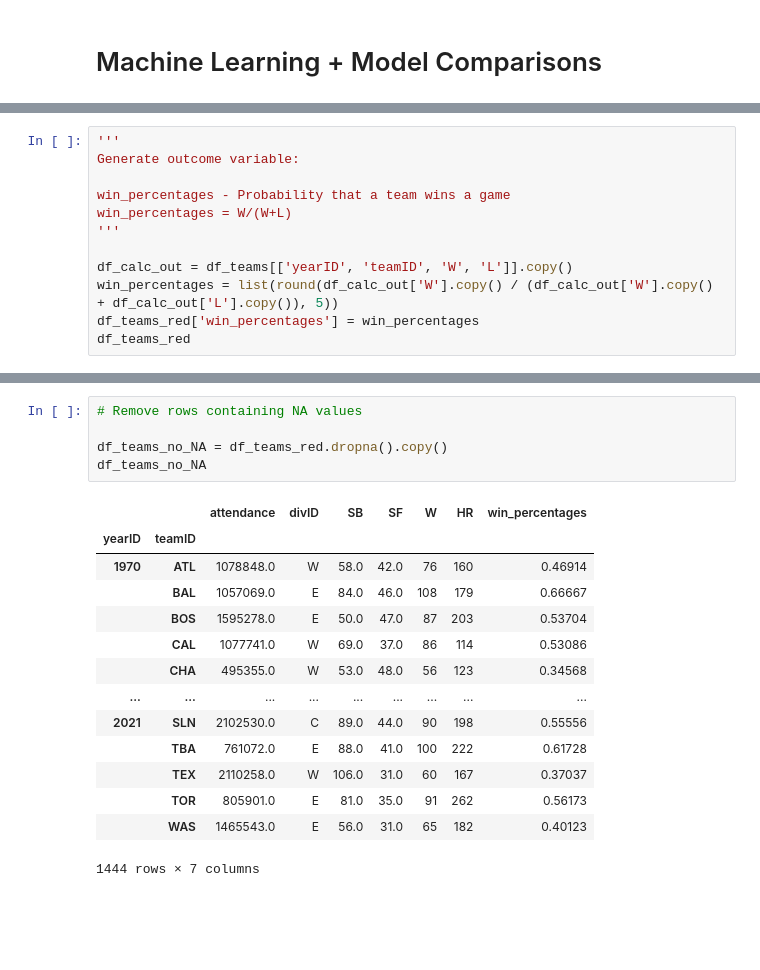
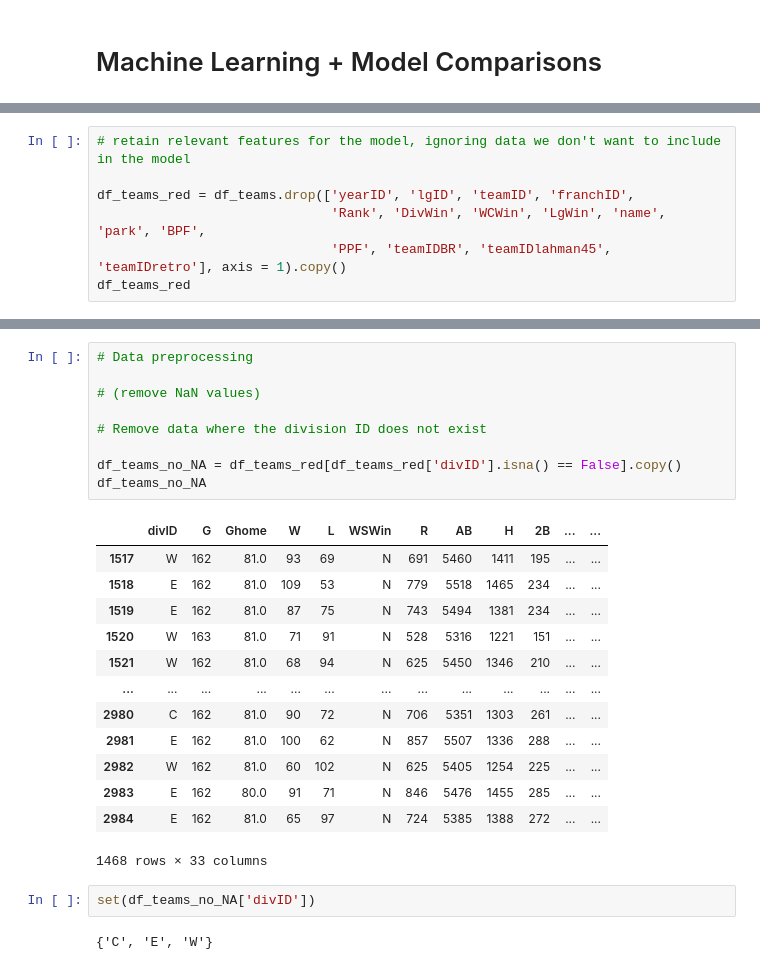
Before and after one commit to skyfall17/MLB_Statistics, a Jupyter notebook: Capstone Project .ipynb, the cells around one changed output, grey strips where cells are left out. Drawn from its saved outputs; the diff is of its cells as text; blank space fills up the shorter version.

```diff
--- a/Capstone Project .ipynb
+++ b/Capstone Project .ipynb
@@ -805,13 +802,8 @@ df_teams_red.set_index(['yearID','teamID'], inplace=True)
 # %%
-'''
-Generate outcome variable:
+# retain relevant features for the model, ignoring data we don't want to include in the model
 
-win_percentages - Probability that a team wins a game
-win_percentages = W/(W+L)
-'''
-
-df_calc_out = df_teams[['yearID', 'teamID', 'W', 'L']].copy()
-win_percentages = list(round(df_calc_out['W'].copy() / (df_calc_out['W'].copy() + df_calc_out['L'].copy()), 5))
-df_teams_red['win_percentages'] = win_percentages
+df_teams_red = df_teams.drop(['yearID', 'lgID', 'teamID', 'franchID',
+                              'Rank', 'DivWin', 'WCWin', 'LgWin', 'name', 'park', 'BPF',
+                              'PPF', 'teamIDBR', 'teamIDlahman45', 'teamIDretro'], axis = 1).copy()
 df_teams_red
 # %% [output]
@@ -832,21 +823,28 @@ df_teams_red
 # %%
-# Remove rows containing NA values
+# Data preprocessing
 
-df_teams_no_NA = df_teams_red.dropna().copy()
+# (remove NaN values)
+
+# Remove data where the division ID does not exist
+
+df_teams_no_NA = df_teams_red[df_teams_red['divID'].isna() == False].copy()
 df_teams_no_NA
 # %% [output]
-|  |  | attendance | divID | SB | SF | W | HR | win_percentages |
-| yearID | teamID |  |  |  |  |  |  |  |
-| 1970 | ATL | 1078848.0 | W | 58.0 | 42.0 | 76 | 160 | 0.46914 |
-|  | BAL | 1057069.0 | E | 84.0 | 46.0 | 108 | 179 | 0.66667 |
-|  | BOS | 1595278.0 | E | 50.0 | 47.0 | 87 | 203 | 0.53704 |
-|  | CAL | 1077741.0 | W | 69.0 | 37.0 | 86 | 114 | 0.53086 |
-|  | CHA | 495355.0 | W | 53.0 | 48.0 | 56 | 123 | 0.34568 |
-| ... | ... | ... | ... | ... | ... | ... | ... | ... |
-| 2021 | SLN | 2102530.0 | C | 89.0 | 44.0 | 90 | 198 | 0.55556 |
-|  | TBA | 761072.0 | E | 88.0 | 41.0 | 100 | 222 | 0.61728 |
-|  | TEX | 2110258.0 | W | 106.0 | 31.0 | 60 | 167 | 0.37037 |
-|  | TOR | 805901.0 | E | 81.0 | 35.0 | 91 | 262 | 0.56173 |
-|  | WAS | 1465543.0 | E | 56.0 | 31.0 | 65 | 182 | 0.40123 |
+|  | divID | G | Ghome | W | L | WSWin | R | AB | H | 2B | ... | ... |
+| 1517 | W | 162 | 81.0 | 93 | 69 | N | 691 | 5460 | 1411 | 195 | ... | ... |
+| 1518 | E | 162 | 81.0 | 109 | 53 | N | 779 | 5518 | 1465 | 234 | ... | ... |
+| 1519 | E | 162 | 81.0 | 87 | 75 | N | 743 | 5494 | 1381 | 234 | ... | ... |
+| 1520 | W | 163 | 81.0 | 71 | 91 | N | 528 | 5316 | 1221 | 151 | ... | ... |
+| 1521 | W | 162 | 81.0 | 68 | 94 | N | 625 | 5450 | 1346 | 210 | ... | ... |
+| ... | ... | ... | ... | ... | ... | ... | ... | ... | ... | ... | ... | ... |
+| 2980 | C | 162 | 81.0 | 90 | 72 | N | 706 | 5351 | 1303 | 261 | ... | ... |
+| 2981 | E | 162 | 81.0 | 100 | 62 | N | 857 | 5507 | 1336 | 288 | ... | ... |
+| 2982 | W | 162 | 81.0 | 60 | 102 | N | 625 | 5405 | 1254 | 225 | ... | ... |
+| 2983 | E | 162 | 80.0 | 91 | 71 | N | 846 | 5476 | 1455 | 285 | ... | ... |
+| 2984 | E | 162 | 81.0 | 65 | 97 | N | 724 | 5385 | 1388 | 272 | ... | ... |
-1444 rows × 7 columns
+1468 rows × 33 columns
+# %%
+set(df_teams_no_NA['divID'])
+# %% [output]
+{'C', 'E', 'W'}
 # %%
```
Also changed, not shown: parts of 64 cells of this notebook, 39 other files.
